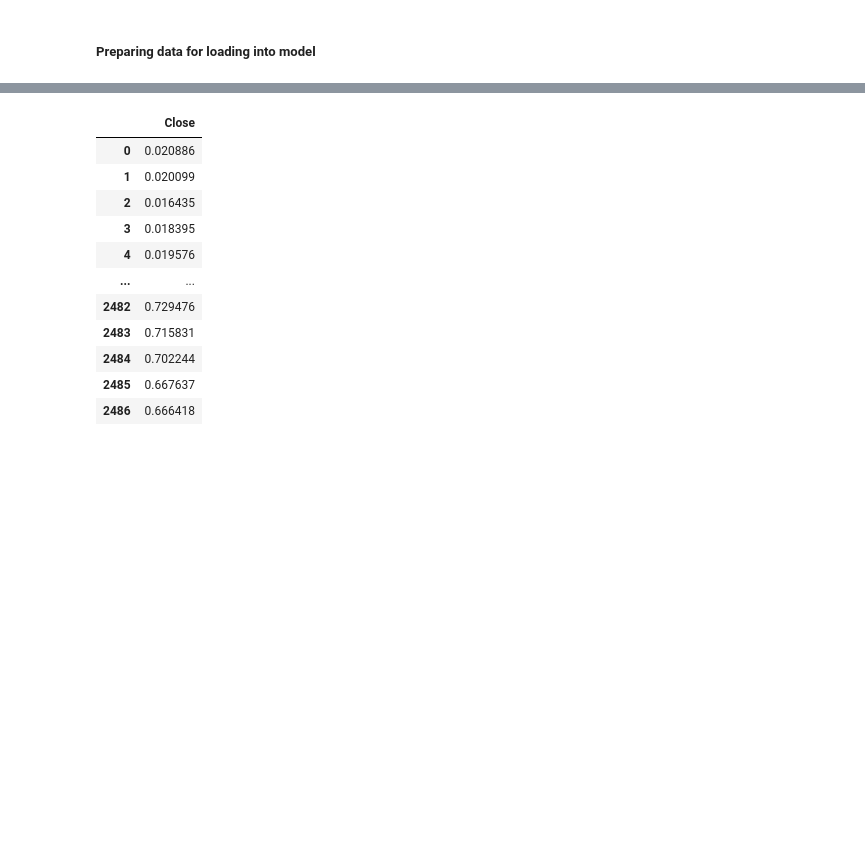
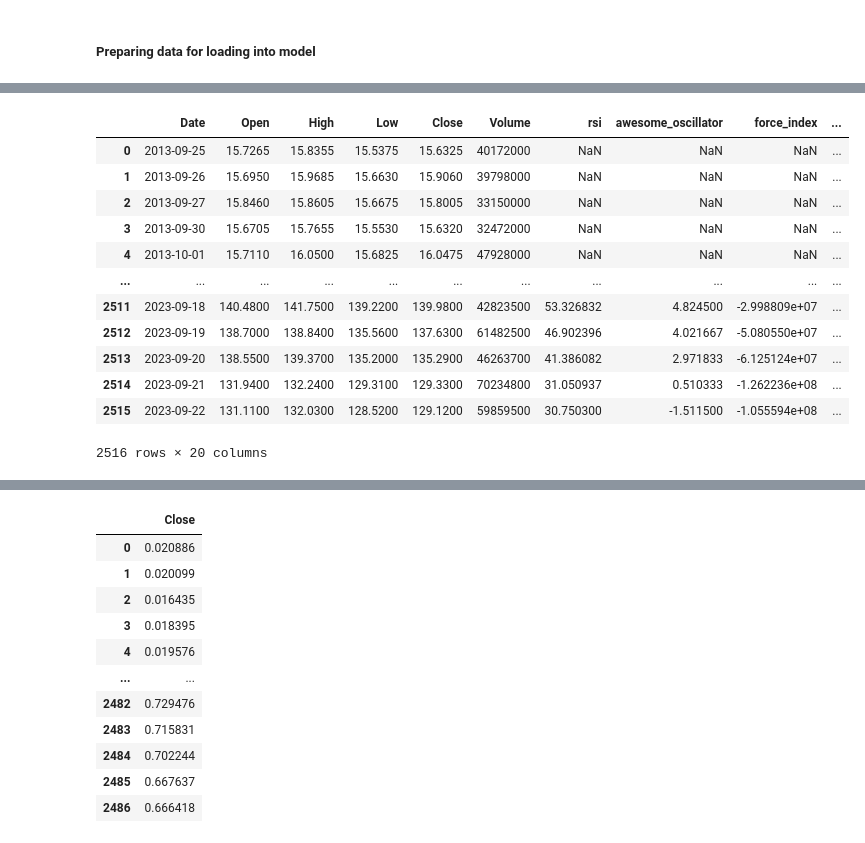
Before and after one commit to harshavb/trading-research, a Jupyter notebook: TechnicalAnalysis/TA_Transformer.ipynb, the cells around one changed output, grey strips where cells are left out. Cells and saved outputs as stored; diff of their text form; code cells hidden in the pictures; blank space fills up the shorter version.

```diff
--- a/TechnicalAnalysis/TA_Transformer.ipynb
+++ b/TechnicalAnalysis/TA_Transformer.ipynb
@@ -50,11 +50,12 @@ tf.config.list_physical_devices('GPU')
 # %% [markdown]
 ##### Load from file (obtained through data extraction tool)
 # %%
-stock_ticker = 'AMZN'
-df = pd.read_csv('ta_stock_data_' + stock_ticker + '.csv')
+def get_stock_data_and_period_csv(stock_ticker: str):
+    df = pd.read_csv('ta_stock_data_' + stock_ticker + '.csv')
 
-start_date = df['Date'].iloc[0]
-end_date = df['Date'].iloc[-1]
-print('Time Period: ' + str(start_date) + ' to ' + str(end_date))
+    start_date = df['Date'].iloc[0]
+    end_date = df['Date'].iloc[-1]
 
-df
+    print('Time Period: ' + str(start_date) + ' to ' + str(end_date))
+
+    return df, start_date, end_date
@@ -172,0 +577,6 @@ target = df_scaled[['Close']]    # Prediction target.
+# %%
+ticker = 'AMZN'
+
+df, start_date, end_date = get_stock_data_and_period_csv(ticker)
+
+df
@@ -172,0 +598,18 @@ target = df_scaled[['Close']]    # Prediction target.
+# %%
+df = add_technical_analysis(df)
+
+df
+# %% [output]
+|  | Date | Open | High | Low | Close | Volume | rsi | awesome_oscillator | force_index | ... |
+| 0 | 2013-09-25 | 15.7265 | 15.8355 | 15.5375 | 15.6325 | 40172000 | NaN | NaN | NaN | ... |
+| 1 | 2013-09-26 | 15.6950 | 15.9685 | 15.6630 | 15.9060 | 39798000 | NaN | NaN | NaN | ... |
+| 2 | 2013-09-27 | 15.8460 | 15.8605 | 15.6675 | 15.8005 | 33150000 | NaN | NaN | NaN | ... |
+| 3 | 2013-09-30 | 15.6705 | 15.7655 | 15.5530 | 15.6320 | 32472000 | NaN | NaN | NaN | ... |
+| 4 | 2013-10-01 | 15.7110 | 16.0500 | 15.6825 | 16.0475 | 47928000 | NaN | NaN | NaN | ... |
+| ... | ... | ... | ... | ... | ... | ... | ... | ... | ... | ... |
+| 2511 | 2023-09-18 | 140.4800 | 141.7500 | 139.2200 | 139.9800 | 42823500 | 53.326832 | 4.824500 | -2.998809e+07 | ... |
+| 2512 | 2023-09-19 | 138.7000 | 138.8400 | 135.5600 | 137.6300 | 61482500 | 46.902396 | 4.021667 | -5.080550e+07 | ... |
+| 2513 | 2023-09-20 | 138.5500 | 139.3700 | 135.2000 | 135.2900 | 46263700 | 41.386082 | 2.971833 | -6.125124e+07 | ... |
+| 2514 | 2023-09-21 | 131.9400 | 132.2400 | 129.3100 | 129.3300 | 70234800 | 31.050937 | 0.510333 | -1.262236e+08 | ... |
+| 2515 | 2023-09-22 | 131.1100 | 132.0300 | 128.5200 | 129.1200 | 59859500 | 30.750300 | -1.511500 | -1.055594e+08 | ... |
+2516 rows × 20 columns
```
Also changed, not shown: parts of 124 cells of this notebook.
